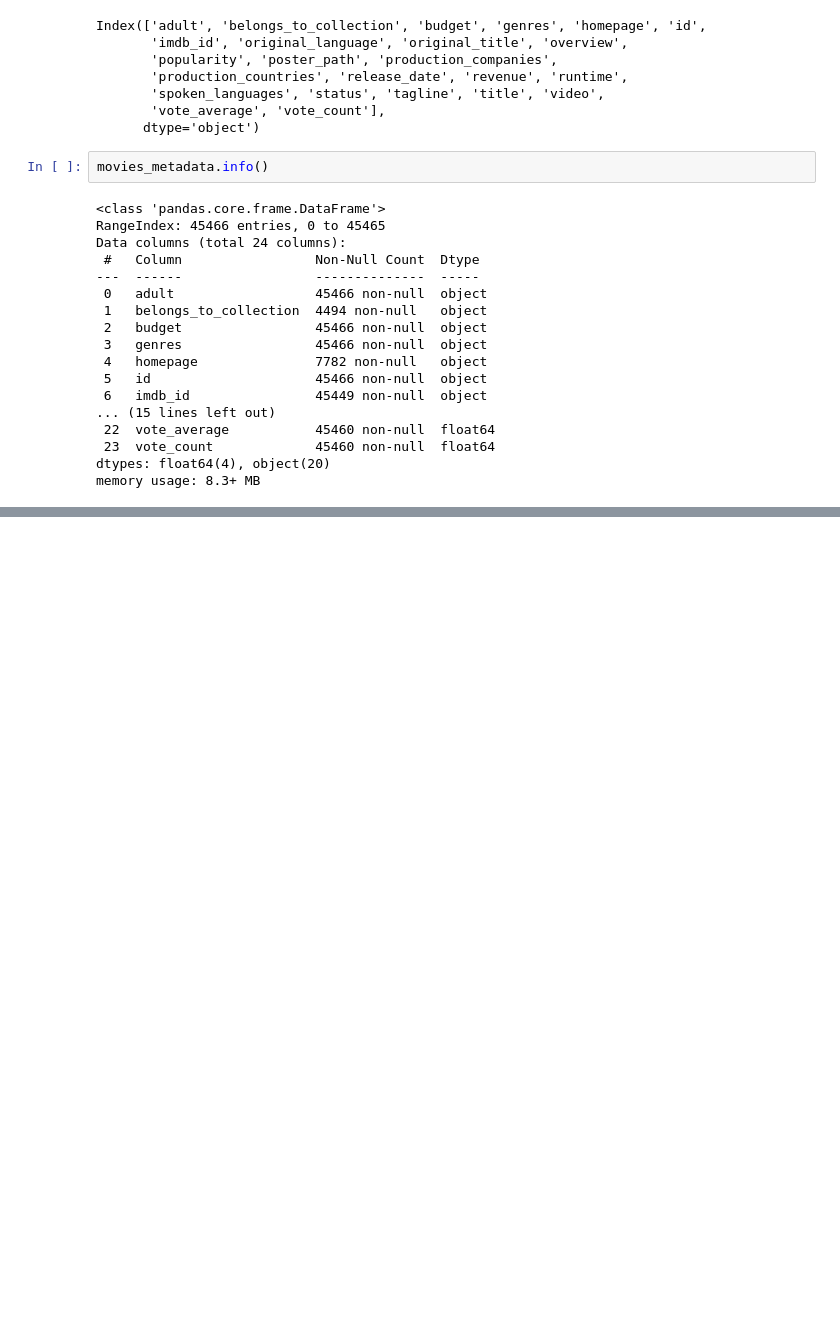
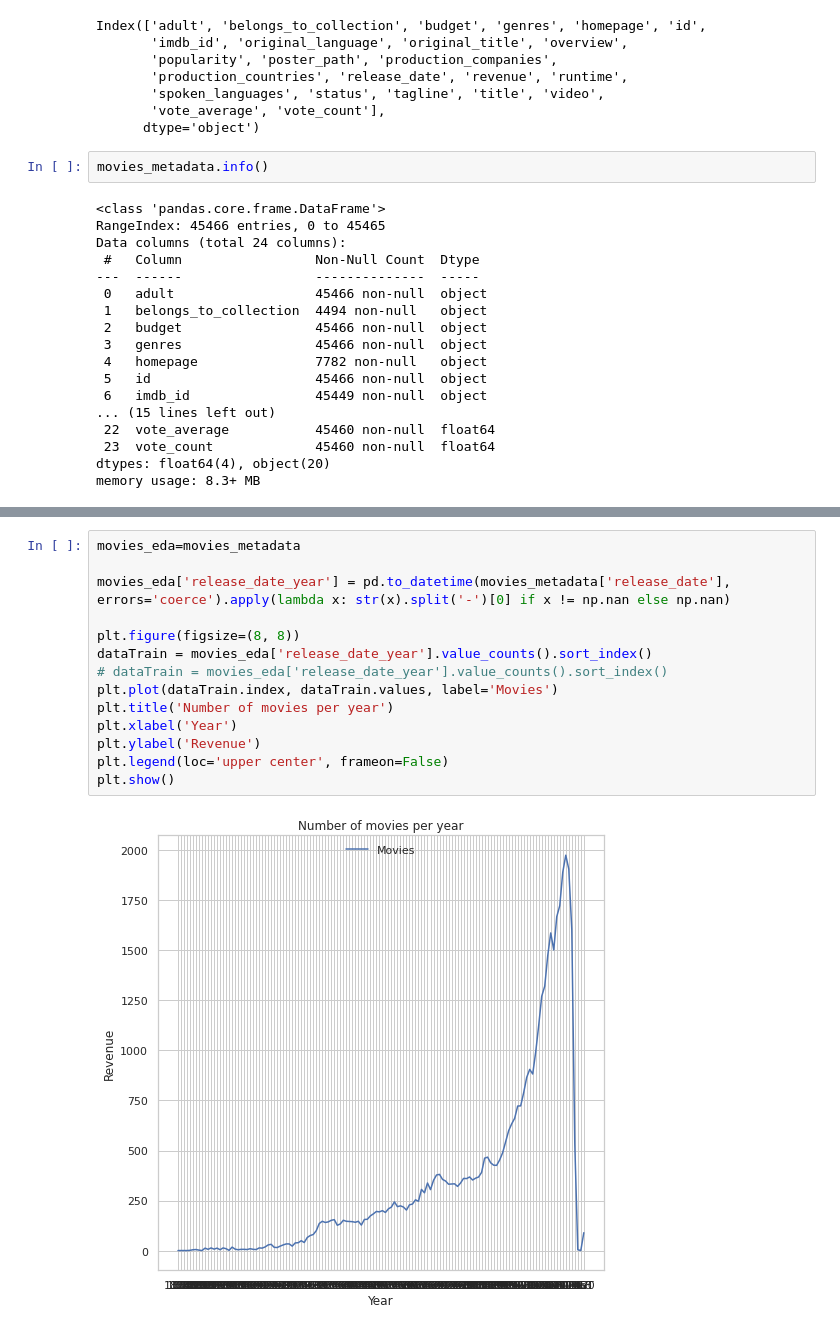
Before and after one commit to vinay-kaushik/CS-418-DataScience, a Jupyter notebook: cs_418_DataScience_project.ipynb, the cells around one changed output, grey strips where cells are left out. Cells and saved outputs as stored; diff of their text form; blank space fills up the shorter version.

```diff
--- a/cs_418_DataScience_project.ipynb
+++ b/cs_418_DataScience_project.ipynb
@@ -235,0 +251,16 @@ netflix_title.head(10)
+# %%
+movies_eda=movies_metadata
+
+movies_eda['release_date_year'] = pd.to_datetime(movies_metadata['release_date'], errors='coerce').apply(lambda x: str(x).split('-')[0] if x != np.nan else np.nan)
+
+plt.figure(figsize=(8, 8))
+dataTrain = movies_eda['release_date_year'].value_counts().sort_index()
+# dataTrain = movies_eda['release_date_year'].value_counts().sort_index()
+plt.plot(dataTrain.index, dataTrain.values, label='Movies')
+plt.title('Number of movies per year')
+plt.xlabel('Year')
+plt.ylabel('Revenue')
+plt.legend(loc='upper center', frameon=False)
+plt.show()
+# %% [output]
+[figure, added]
```
Also changed, not shown: parts of 94 cells of this notebook.
